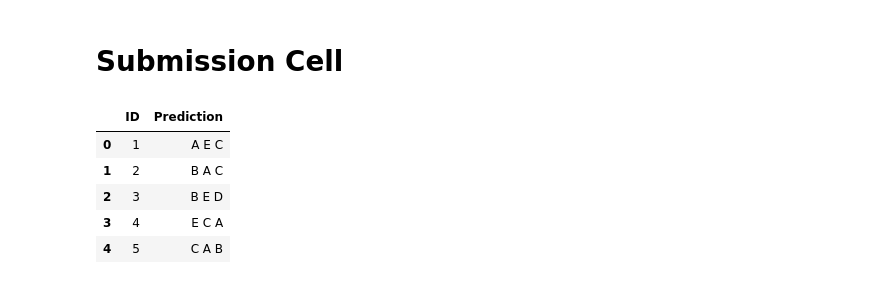
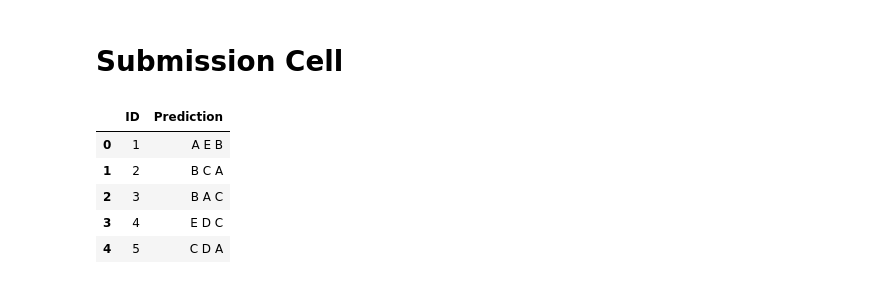
Before and after one commit to pranay-aggarwal/Smart-MCQ-Solver, a Jupyter notebook: kaggle_notebook.ipynb, the cells around one changed output. Saved outputs shown, nothing was run; the diff lists cells and outputs as text; code cells hidden in the pictures.

Commit message:
Kaggle Notebook |  DL-24f3004524-notebook-t22026 | LSTM+Transformer-V2

```diff
--- a/kaggle_notebook.ipynb
+++ b/kaggle_notebook.ipynb
@@ -242,11 +184,0 @@ We aggregates all raw text across both training and testing sets to build a glob
-# %%
-all_text = []
-
-# Combine all text across train & test to build a complete vocabulary
-for col in ['prompt', 'A', 'B', 'C', 'D', 'E']:
-    all_text.extend(train_df[col].fillna('').astype(str))
-    all_text.extend(test_df[col].fillna('').astype(str))
-
-# Extract top 15k features using 1-word & 2-word pairs
-vectorizer = TfidfVectorizer(max_features=15000, ngram_range=(1, 2))
-vectorizer.fit(all_text)
@@ -343,15 +447,47 @@ test_predictions = [" ".join(pred) for pred in test_predictions]
+# %%
+def predict_top3(model, loader, idx_to_label):
+    model.eval()
+    ids, predictions = [], []
+    with torch.no_grad():
+        for input_ids, row_ids in loader:
+            input_ids = input_ids.to(device)
+            logits = model(input_ids)
+            top3 = torch.argsort(logits, dim=1, descending=True)[:, :3].cpu().numpy()
+
+            for row_id, pred_idxs in zip(row_ids, top3):
+                letters = " ".join(idx_to_label[i] for i in pred_idxs)
+                predictions.append(letters)
+                ids.append(row_id.item() if isinstance(row_id, torch.Tensor) else row_id)
+    return ids, predictions
+
+
+idx_to_label = {v: k for k, v in LABEL_TO_IDX.items()}
+
+test_dataset = MCQDataset(test_df.to_dict("records"), tokenizer, CONFIG_M1["max_length"], has_labels=False)
+test_loader = DataLoader(test_dataset, batch_size=CONFIG_M1["batch_size"], shuffle=False)
+
+best_model_m1 = HybridQAModel(
+    vocab_size=vocab_size,
+    embed_dim=CONFIG_M1["embed_dim"],
+    lstm_hidden=CONFIG_M1["lstm_hidden"],
+    num_heads=CONFIG_M1["num_heads"],
+    num_layers=CONFIG_M1["num_layers"],
+).to(device)
+best_model_m1.load_state_dict(torch.load("model1_best.pt"))
+
+test_ids, test_predictions = predict_top3(best_model_m1, test_loader, idx_to_label)
 # %% [markdown]
 # Submission Cell
 # %%
-submission = pd.DataFrame({"ID": test_df["id"],"Prediction": test_predictions})
+submission = pd.DataFrame({"ID": test_ids, "Prediction": test_predictions})
 
 submission.to_csv("submission.csv", index=False)
 
 submission.head()
 # %% [output]
 |  | ID | Prediction |
-| 0 | 1 | A E C |
-| 1 | 2 | B A C |
-| 2 | 3 | B E D |
-| 3 | 4 | E C A |
-| 4 | 5 | C A B |
+| 0 | 1 | A E B |
+| 1 | 2 | B C A |
+| 2 | 3 | B A C |
+| 3 | 4 | E D C |
+| 4 | 5 | C D A |
```
Also changed, not shown: parts of 25 cells of this notebook.
